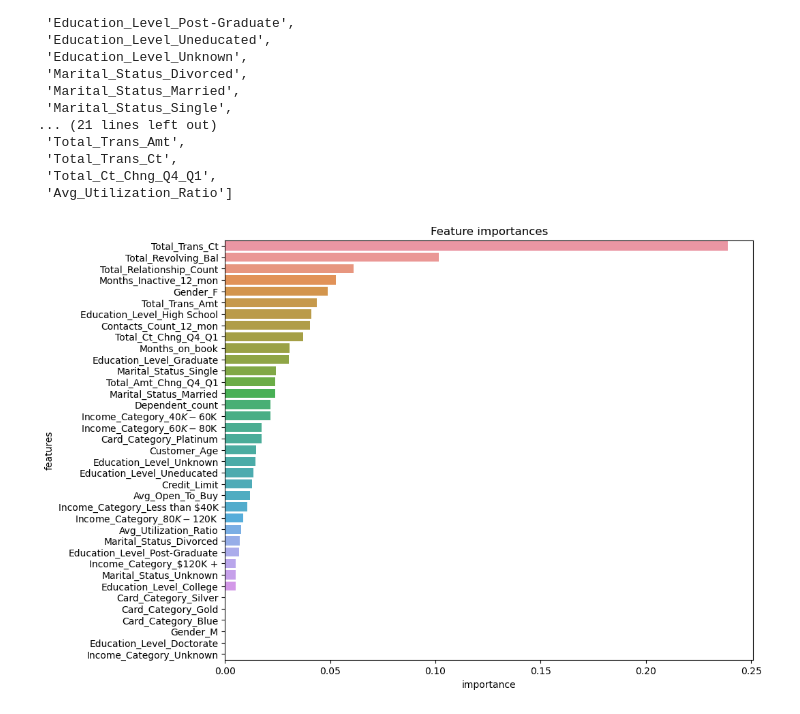
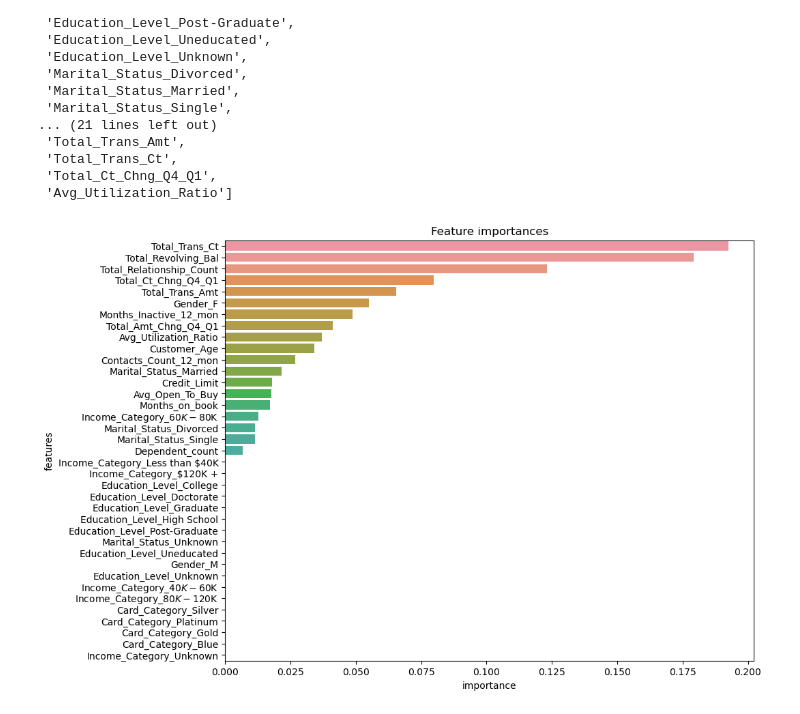
Before and after one commit to hana927/CustomerChurnPredictionProject, a Jupyter notebook: notebook/Customer Churn Prediction_Modeling .ipynb, the cells around one changed output. Cells and saved outputs as stored; diff of their text form; code cells hidden in the pictures.

```diff
--- a/notebook/Customer Churn Prediction_Modeling .ipynb
+++ b/notebook/Customer Churn Prediction_Modeling .ipynb
@@ -125,7 +118,7 @@ Random Forest cross validation accuracy : 0.954970375246873
 # %% [markdown]
 ### XGBoost
 # %%
-XGB_pipe= Pipeline(steps=[('preprocessor', col_transform),('oversampling',over_sampling), ('XGB_model', XGBClassifier())])
+XGB_pipe= Pipeline(steps=[('preprocessor', col_transform), ('XGB_model', XGBClassifier(class_weight='balanced'))])
 # %%
 for score in ["roc_auc", "f1", "precision", "recall", "accuracy"]:
     cvs = cross_val_score(XGB_pipe, X_train, y_train,  scoring=score, cv=5,n_jobs=-1).mean()
@@ -196,7 +189,7 @@ XGB_space = {'XGB_model__max_depth': (3,10),
              'XGB_model__learning_rate':(0.01,1),
              'XGB_model__n_estimators':(100,500)}
 # %%
-XGB_search = BayesSearchCV( estimator=XGB_pipe,search_spaces=XGB_space,n_iter = 10,n_jobs=-1,cv=5, scoring='recall',
+XGB_search = BayesSearchCV( estimator=XGB_pipe,search_spaces=XGB_space,n_iter = 10,n_jobs=-1,cv=5, scoring='f1',
      verbose = 0)
 # %%
 XGB_search.fit(X_train, y_train)
@@ -265,11 +260,11 @@ features
  'Total_Ct_Chng_Q4_Q1',
  'Avg_Utilization_Ratio']
 # %%
-feature_importance=pd.DataFrame(XGB_search.best_estimator_[2].feature_importances_, columns=['importance'])
+feature_importance=pd.DataFrame(XGB_search.best_estimator_[1].feature_importances_, columns=['importance'])
 feature_importance['features'] =features
 plt.figure(figsize=(10,8))
 sns.barplot(x='importance', y='features', data=feature_importance.sort_values(by='importance', ascending=False))
 plt.title('Feature importances')
 plt.show()
 # %% [output]
-[figure, old version]
+[figure, new version]
```
Also changed, not shown: parts of 18 cells of this notebook.
